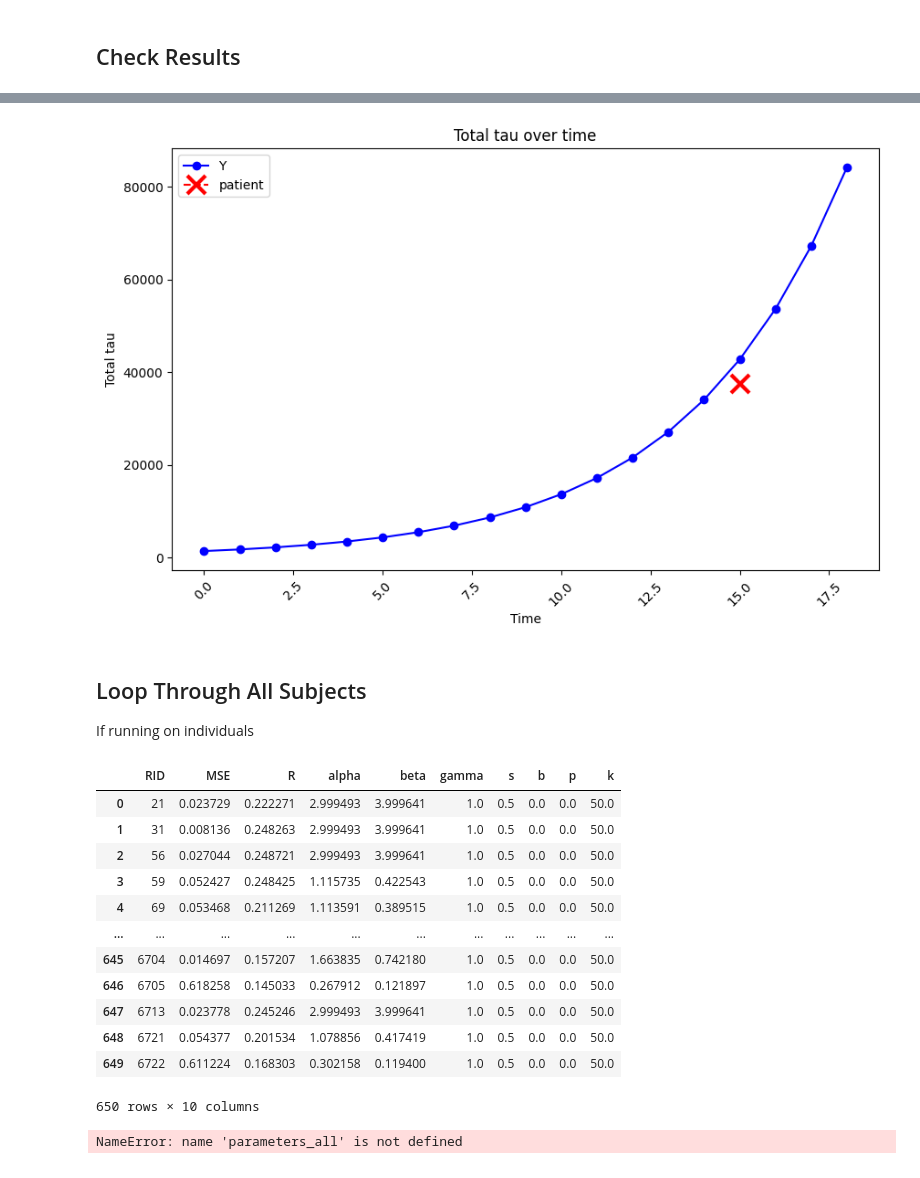
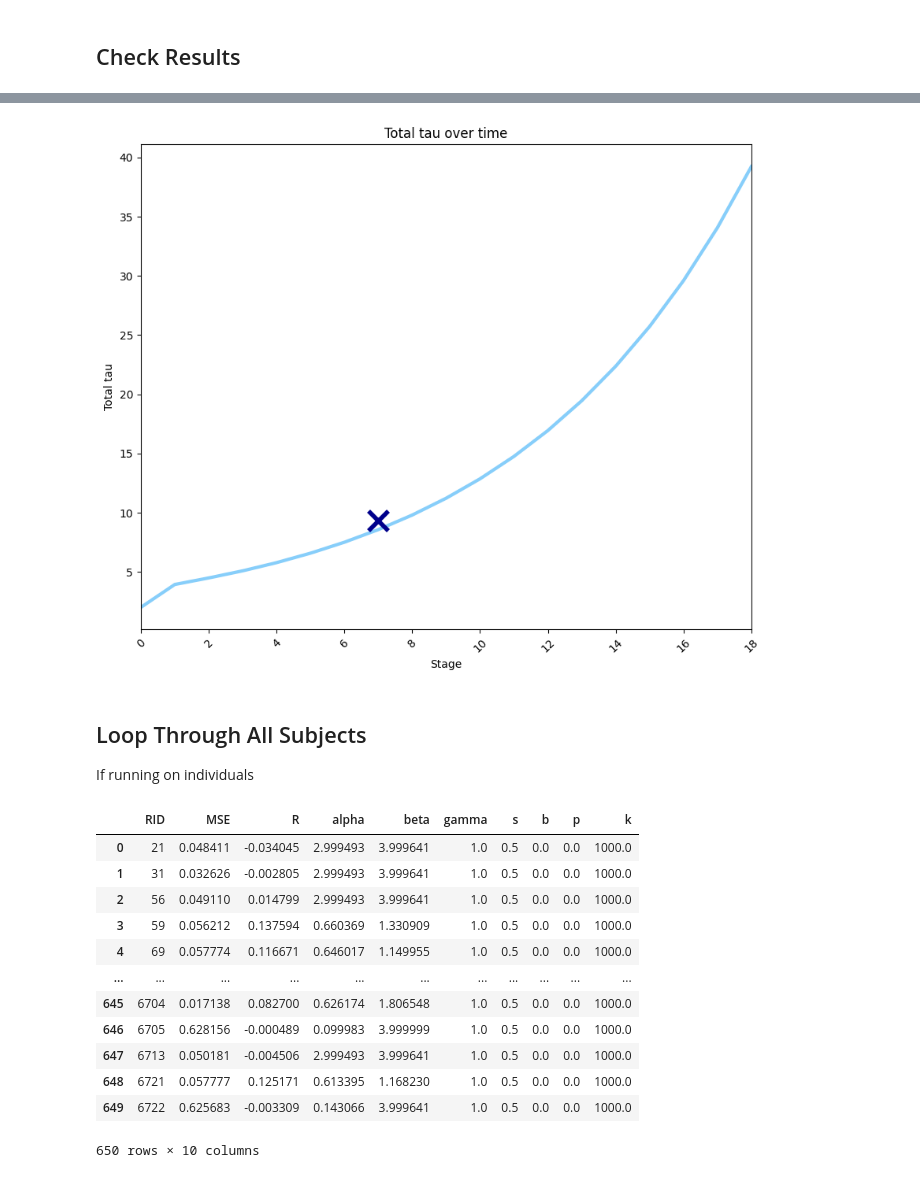
Before and after one commit to LaasyaMunjeti/EBM-Nexis, a Jupyter notebook: Running_nexis_forward.ipynb, the cells around one changed output, grey strips where cells are left out. Drawn from its saved outputs; the diff is of its cells as text; code cells hidden in the pictures.

```diff
--- a/Running_nexis_forward.ipynb
+++ b/Running_nexis_forward.ipynb
@@ -127,8 +174,8 @@ regional_volumes = pandas.read_csv('DK_ROI_volumes.csv')
 regional_volumes = regional_volumes.values
 
 # Reorder to match that of connectivity matrix
-new_order = [68,69,70,71,72,73,74,75,76,77,78,79,80,81,82,83,84,85,0,1,2,3,4,5,6,7,8,9,10,11,12,13,14,15,16,17,18,19,20,21,22,23,24,25,26,27,28,29,30,31,32,33,34,35,36,37,38,39,40,41,42,43,44,45,46,47,48,49,50,51,52,53,54,55,56,57,58,59,60,61,62,63,64,65,66,67]
-regional_volumes_reordered = regional_volumes[new_order, :]
+DK_to_norm = [68,69,70,71,72,73,74,75,76,77,78,79,80,81,82,83,84,85,0,1,2,3,4,5,6,7,8,9,10,11,12,13,14,15,16,17,18,19,20,21,22,23,24,25,26,27,28,29,30,31,32,33,34,35,36,37,38,39,40,41,42,43,44,45,46,47,48,49,50,51,52,53,54,55,56,57,58,59,60,61,62,63,64,65,66,67]
+regional_volumes_reordered = regional_volumes[DK_to_norm, :]
 
 # Delete striatal regions
 regional_volumes_excluded = np.delete(regional_volumes_reordered,excluded_indices)
@@ -235,10 +268,8 @@ def Nexis_error(params, patient_tau):
 
     else:
         # Fit to EBM interpolation
-        corr_coeff, p_value = pearsonr(EBM_data_excluded.flatten(), Y.flatten())
-        error = mse_matrix(EBM_data_excluded, Y) + 0.5 * (1- corr_coeff)
-
-        # Fit to
+        corr_coeff, p_value = pearsonr(EBM_data_transposed.flatten(), Y.flatten())
+        error = mse_matrix(EBM_data_transposed, Y) + 0.5 * (1- corr_coeff)
 
     return error
 # %%
@@ -454,59 +522,63 @@ ValueError: x and y must have same first dimension, but have shapes (100,) and (
 # %%
-regional_volumes_array = np.array(regional_volumes_excluded)
-regional_volumes_array = regional_volumes_array.reshape((78,1))
-tau_mass_Y = regional_volumes_array * Y
-total_tau_Y = np.sum(tau_mass_Y, axis=0)
+# regional_volumes_array = np.array(regional_volumes_excluded)
+# regional_volumes_array = regional_volumes_array.reshape((78,1))
+# tau_mass_Y = regional_volumes_array * Y
+# total_tau_Y = np.sum(tau_mass_Y, axis=0)
+total_tau_Y = np.sum(Y, axis=0)
 
 if individual == 1:
     # Volume correction
     patient_tau = patient_tau.reshape(78,1)
-    tau_mass_patient = regional_volumes_array * patient_tau
-    total_tau_patient = np.sum(tau_mass_patient, axis=0)
+    #tau_mass_patient = regional_volumes_array * patient_tau
+    #total_tau_patient = np.sum(tau_mass_patient, axis=0)
+    total_tau_patient = np.sum(patient_tau, axis=0)
 
     time_points_Y = np.linspace(0, 18, 19)
-
-    plt.figure(figsize=(10, 6))
+    plt.figure(figsize=(10, 8))
+    plt.xlim(0,18)
 
     # Plot total_tau_Y
-    plt.plot(time_points_Y, total_tau_Y, marker='o', linestyle='-', color='b', label= 'Y')
+    plt.plot(time_points_Y, total_tau_Y, linestyle='-', linewidth = 3, color='#87CEFA', label= 'Y')
 
     # Plot total_tau_patient on the same graph
-    plt.plot(stages, total_tau_patient, marker='x', linestyle='--', color='r', label= 'patient', markersize=15, markeredgewidth=3)
+    plt.plot(stages, total_tau_patient, marker='x', linestyle='--', color='#00008B', label= 'patient', markersize=18, markeredgewidth=4)
 
     plt.title('Total tau over time')
-    plt.xlabel('Time')  # Label the x-axis
+    plt.xlabel('Stage')  # Label the x-axis
     plt.ylabel('Total tau')  # Label the y-axis
     plt.xticks(rotation=45)  # Optional: rotate x-axis labels for better readability
-    plt.legend()  # Add a legend to distinguish the two lines
+    #plt.legend()  # Add a legend to distinguish the two lines
 
     # Show the plot
     plt.show
 
 else:
     # Plot total tau over time to compare the scales of EBM and Y
-    EBM_mass = regional_volumes_array * EBM_data_excluded
-    EBM_total_tau = np.sum(EBM_mass, axis=0)
+    # EBM_mass = regional_volumes_array * EBM_data_excluded
+    # EBM_total_tau = np.sum(EBM_mass, axis=1)
+    EBM_total_tau = np.sum(EBM_data_excluded, axis=1)
 
     time_points = np.linspace(0, 99, 100)
 
     plt.figure(figsize=(10, 6))
 
     # Plot total_tau_Y
-    plt.plot(time_points, total_tau_Y, marker='o', linestyle='-', color='b', label= 'Y')
+    #plt.plot(time_points, total_tau_Y, marker='o', linestyle='-', color='b', label= 'Y')
+    plt.plot(time_points, total_tau_Y, linestyle='--', color='k', label= 'Y')
 
     # Plot EBM interpolation on the same graph
-    plt.plot(time_points, EBM_total_tau, marker='x', linestyle='--', color='r', label= 'EBM')
+    plt.plot(time_points, EBM_total_tau, linestyle='-', color='k', label= 'EBM')
 
     plt.title('Total tau over time')
     plt.xlabel('Time')  # Label the x-axis
     plt.ylabel('Total tau')  # Label the y-axis
     plt.xticks(rotation=45)  # Optional: rotate x-axis labels for better readability
-    plt.legend()  # Add a legend to distinguish the two lines
+    #plt.legend()  # Add a legend to distinguish the two lines
 
     # Show the plot
     plt.show
 # %% [output]
-[figure, old version]
+[figure, new version]
 # %% [markdown]
 ## Loop Through All Subjects
 If running on individuals
@@ -533,7 +605,7 @@ for rid in unique_rids:
     patient_tau = patient.iloc[:,3:]
 
     # Reorder regions to match region order of connectivity matrix
-    patient_tau = patient_tau.iloc[:, new_order_ADNI]
+    patient_tau = patient_tau.iloc[:, ADNI_to_norm]
 
     # Delete striatal regions
     patient_tau = patient_tau.drop(regions_to_exclude, axis = 1)
@@ -579,17 +651,17 @@ for rid in unique_rids:
 parameters_all
 # %% [output]
 |  | RID | MSE | R | alpha | beta | gamma | s | b | p | k |
-| 0 | 21 | 0.023729 | 0.222271 | 2.999493 | 3.999641 | 1.0 | 0.5 | 0.0 | 0.0 | 50.0 |
-| 1 | 31 | 0.008136 | 0.248263 | 2.999493 | 3.999641 | 1.0 | 0.5 | 0.0 | 0.0 | 50.0 |
-| 2 | 56 | 0.027044 | 0.248721 | 2.999493 | 3.999641 | 1.0 | 0.5 | 0.0 | 0.0 | 50.0 |
-| 3 | 59 | 0.052427 | 0.248425 | 1.115735 | 0.422543 | 1.0 | 0.5 | 0.0 | 0.0 | 50.0 |
-| 4 | 69 | 0.053468 | 0.211269 | 1.113591 | 0.389515 | 1.0 | 0.5 | 0.0 | 0.0 | 50.0 |
+| 0 | 21 | 0.048411 | -0.034045 | 2.999493 | 3.999641 | 1.0 | 0.5 | 0.0 | 0.0 | 1000.0 |
+| 1 | 31 | 0.032626 | -0.002805 | 2.999493 | 3.999641 | 1.0 | 0.5 | 0.0 | 0.0 | 1000.0 |
+| 2 | 56 | 0.049110 | 0.014799 | 2.999493 | 3.999641 | 1.0 | 0.5 | 0.0 | 0.0 | 1000.0 |
+| 3 | 59 | 0.056212 | 0.137594 | 0.660369 | 1.330909 | 1.0 | 0.5 | 0.0 | 0.0 | 1000.0 |
+| 4 | 69 | 0.057774 | 0.116671 | 0.646017 | 1.149955 | 1.0 | 0.5 | 0.0 | 0.0 | 1000.0 |
 | ... | ... | ... | ... | ... | ... | ... | ... | ... | ... | ... |
-| 645 | 6704 | 0.014697 | 0.157207 | 1.663835 | 0.742180 | 1.0 | 0.5 | 0.0 | 0.0 | 50.0 |
-| 646 | 6705 | 0.618258 | 0.145033 | 0.267912 | 0.121897 | 1.0 | 0.5 | 0.0 | 0.0 | 50.0 |
-| 647 | 6713 | 0.023778 | 0.245246 | 2.999493 | 3.999641 | 1.0 | 0.5 | 0.0 | 0.0 | 50.0 |
-| 648 | 6721 | 0.054377 | 0.201534 | 1.078856 | 0.417419 | 1.0 | 0.5 | 0.0 | 0.0 | 50.0 |
-| 649 | 6722 | 0.611224 | 0.168303 | 0.302158 | 0.119400 | 1.0 | 0.5 | 0.0 | 0.0 | 50.0 |
+| 645 | 6704 | 0.017138 | 0.082700 | 0.626174 | 1.806548 | 1.0 | 0.5 | 0.0 | 0.0 | 1000.0 |
+| 646 | 6705 | 0.628156 | -0.000489 | 0.099983 | 3.999999 | 1.0 | 0.5 | 0.0 | 0.0 | 1000.0 |
+| 647 | 6713 | 0.050181 | -0.004506 | 2.999493 | 3.999641 | 1.0 | 0.5 | 0.0 | 0.0 | 1000.0 |
+| 648 | 6721 | 0.057777 | 0.125171 | 0.613395 | 1.168230 | 1.0 | 0.5 | 0.0 | 0.0 | 1000.0 |
+| 649 | 6722 | 0.625683 | -0.003309 | 0.143066 | 3.999641 | 1.0 | 0.5 | 0.0 | 0.0 | 1000.0 |
 650 rows × 10 columns
 # %%
 # Add diagnosis and ml_stage information to data frame
@@ -597,6 +669,4 @@ parameters_all.insert(1, 'Diagnosis', patient_data['Diagnosis'])
 parameters_all.insert(2, 'ml_stage', patient_data['ml_stage'])
 
 # Save to a csv
-parameters_all.to_csv('seed vs. param op/Optimized param - version 9 final run.csv')
+parameters_all.to_csv('seed vs. param op/Optimized param - canonical inferiortemporal.csv')
-# %% [output]
-NameError: name 'parameters_all' is not defined
```
Also changed, not shown: parts of 10 cells of this notebook.
